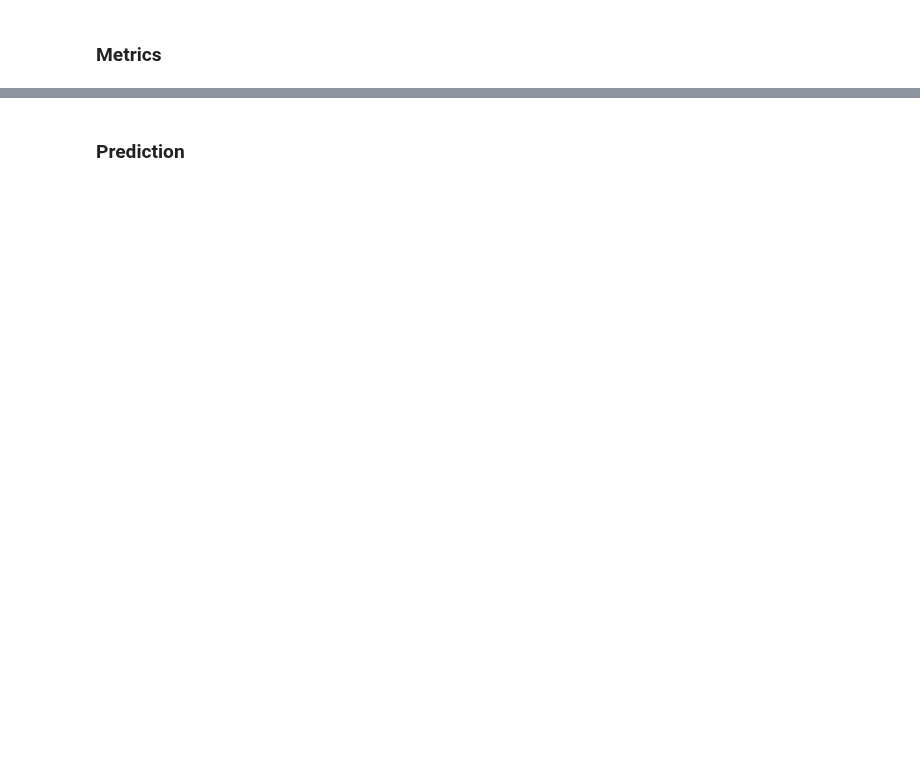
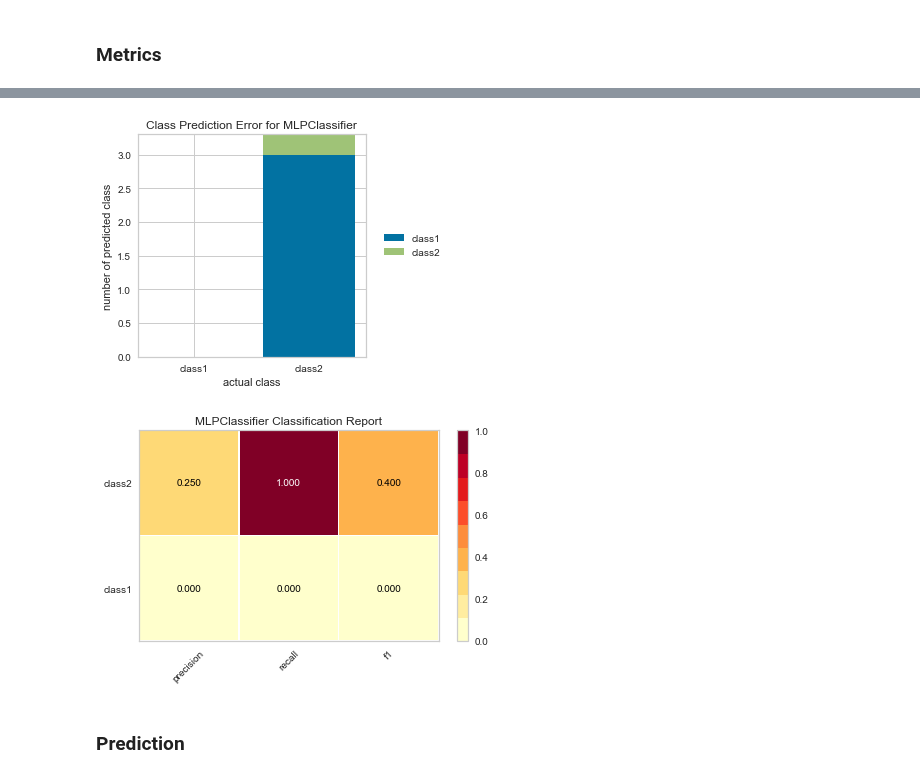
Before and after one commit to lizzij/AuthorProfiling, a Jupyter notebook: Classifiers.ipynb, the cells around one changed output, grey strips where cells are left out. Cells and saved outputs as stored; diff of their text form; code cells hidden in the pictures; blank space fills up the shorter version.

```diff
--- a/Classifiers.ipynb
+++ b/Classifiers.ipynb
@@ -108,3 +77,63 @@ weighted avg       1.00      1.00      1.00         1
+# %%
+from random import randint
+from yellowbrick.classifier import ClassPredictionError, ClassificationReport
+
+# Function to predict labels for given test set and print classification report of precision, recall and F1
+def find_avg_goodness(model, test_features, test_labels, class_diff_dict):
+    predictions = model.predict(test_features)
+    sum = 0
+    for i in range(len(predictions)):
+        sum += goodness(predictions[i], test_labels[i], class_diff_dict[i])
+
+    print(sum / len(predictions))
+#     print(classification_report(test_labels, predictions, target_names=target_name))
+
+# Function to produce visualization of class prediction
+def predict_class_error(best_params, training_features, training_labels, test_features, test_labels, class_labels):
+    model = get_model(best_params)
+    visualizer = ClassPredictionError(model, classes=class_labels)
+    visualizer.fit(training_features, training_labels)
+    visualizer.score(test_features, test_labels)
+    g = visualizer.poof()
+
+# Function to produce visualization of metrics
+def predict_metrics(best_params, training_features, training_labels, test_features, test_labels, class_labels):
+    model = get_model(best_params)
+    visualizer = ClassificationReport(model, classes=class_labels)
+    visualizer.fit(training_features, training_labels)
+    visualizer.score(test_features, test_labels)
+    g = visualizer.poof()
+
+# Function to provide baseline metrics (with no neural network) based on random assignment of class
+def produce_random_classification(test_features, test_labels, max_classes):
+    random_predictions = []
+    for sample in test_features:
+        random_predictions.append(randint(1, max_classes))
+    print(classification_report(test_labels, random_predictions))
+
+# Function to define metric for model accuracy
+def goodness(predicted, actual, range_size):
+    return float((predicted - actual)) / float(range_size)
+
+# (3) Split training data into training/test set, use test set to return precision, recall, and f1 scores (?)
+test_age_features = [[1, 2, 3, 4, 5], [1, 2, 3, 4, 5], [1, 2, 3, 4, 5], [1, 2, 3, 4, 5]]
+test_age_labels = [1, 1, 1, 2]
+scaled_test_age_features = scale(scaler, test_age_features)
+predict_class_error(best_age_params, scaled_age_features, age_labels,
+                    scaled_test_age_features, test_age_labels, ["class1", "class2"])
+predict_metrics(best_age_params, scaled_age_features, age_labels,
+                    scaled_test_age_features, test_age_labels, ["class1", "class2"])
+# produce_random_classification(scaled_test_age_features, test_age_labels, 6)
+# predict_values(trained_age_model, scaled_test_age_features, test_age_labels)
+
+test_tp_features = [[6, 7, 8, 9, 10]]
+test_tp_labels = [2]
+scaled_test_tp_features = scale(scaler, test_tp_features)
+# produce_random_classification(scaled_test_tp_features, test_tp_labels, 13)
+# predict_values(trained_tp_model, scaled_test_tp_features, test_tp_labels)
+# %% [output]
+[figure, added]
+[figure, added]
 # %% [markdown]
 ### Prediction
 # %%
```
Also changed, not shown: parts of 3 cells of this notebook.
